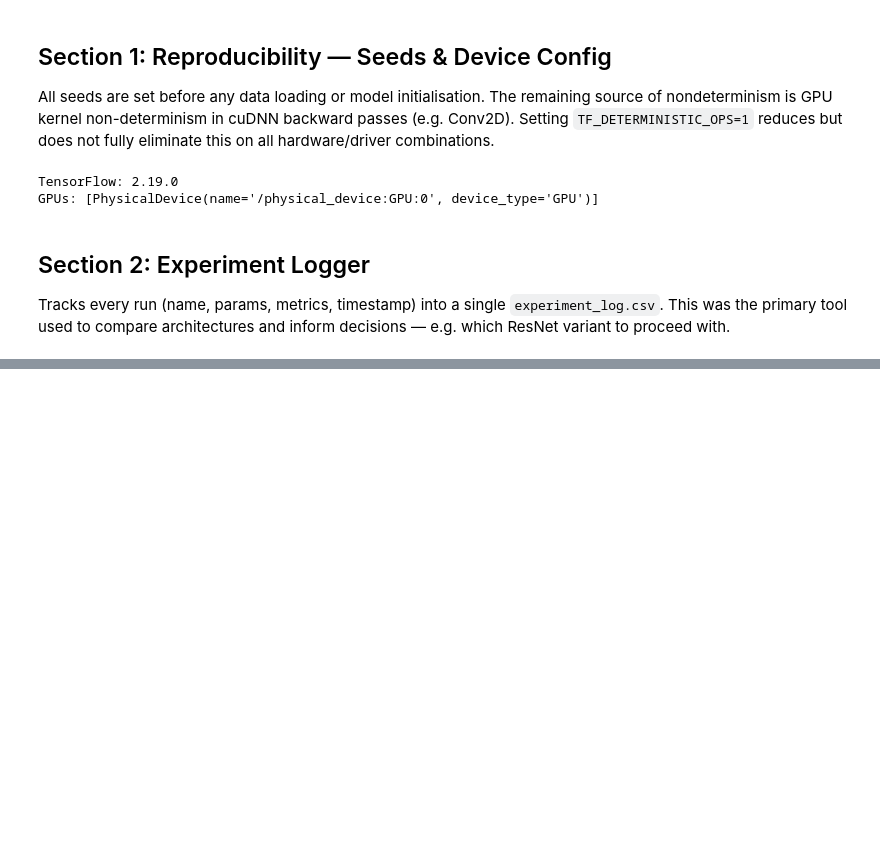
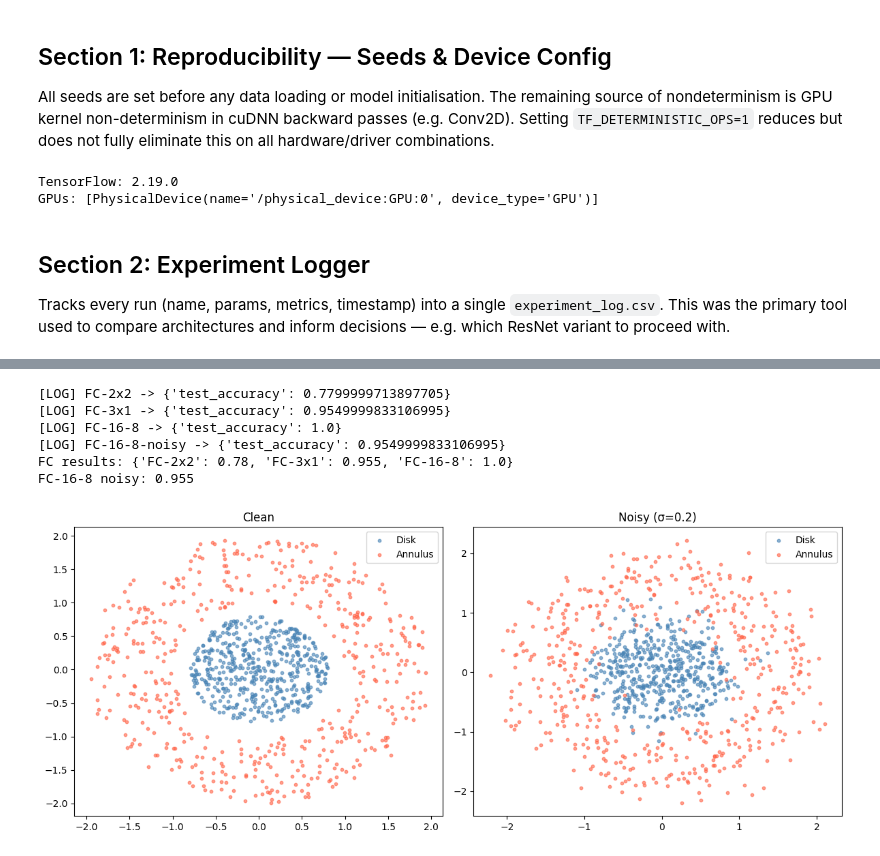
Before and after one commit to grandisaster/DL_course_homeworks, a Jupyter notebook: dl_course_homeworks_tikhonova.ipynb, the cells around one changed output, grey strips where cells are left out. Drawn from its saved outputs; the diff is of its cells as text; code cells hidden in the pictures; blank space fills up the shorter version.

Commit message:
add: S3-5 - fc network on synthetic data, CNN experiments

```diff
--- a/dl_course_homeworks_tikhonova.ipynb
+++ b/dl_course_homeworks_tikhonova.ipynb
@@ -66,0 +70,65 @@ def log_experiment(name, params, metrics):
+# %%
+def generate_disk_annulus(n=1000, noise_std=0.0, seed=SEED):
+    rng = np.random.default_rng(seed)
+    pts = rng.uniform(-0.8, 0.8, size=(n * 4, 2))
+    pts = pts[np.linalg.norm(pts, axis=1) < 0.8][:n // 2]
+    y0 = np.zeros(len(pts))
+    ring = rng.uniform(-2, 2, size=(n * 10, 2))
+    norms = np.linalg.norm(ring, axis=1)
+    ring = ring[(norms > 1) & (norms < 2)][:n // 2]
+    y1 = np.ones(len(ring))
+    X = np.vstack([pts, ring])
+    y = np.concatenate([y0, y1])
+    if noise_std > 0:
+        X += rng.normal(0, noise_std, size=X.shape)
+    return X, y
+
+def build_fc(neurons_per_layer):
+    layer_list = []
+    for i, n in enumerate(neurons_per_layer[:-1]):
+        if i == 0:
+            layer_list.append(Dense(n, activation="relu", input_shape=(2,)))
+        else:
+            layer_list.append(Dense(n, activation="relu"))
+    layer_list.append(Dense(neurons_per_layer[-1], activation="sigmoid"))
+    m = Sequential(layer_list)
+    m.compile(optimizer="adam", loss="binary_crossentropy", metrics=["accuracy"])
+    return m
+
+X, y = generate_disk_annulus(n=1000)
+X_noisy, y_noisy = generate_disk_annulus(n=1000, noise_std=0.2)
+X_tr, X_te, y_tr, y_te = train_test_split(X, y, test_size=0.2, random_state=SEED)
+X_tr_n, X_te_n, y_tr_n, y_te_n = train_test_split(X_noisy, y_noisy, test_size=0.2, random_state=SEED)
+
+fc_configs = {"FC-2x2": [2,1], "FC-3x1": [3,1], "FC-16-8": [16,8,1]}
+fc_results = {}
+for name, arch in fc_configs.items():
+    m = build_fc(arch)
+    m.fit(X_tr, y_tr, epochs=50, verbose=0)
+    _, acc = m.evaluate(X_te, y_te, verbose=0)
+    fc_results[name] = round(acc, 4)
+    log_experiment(name, {"arch": str(arch), "noise": False}, {"test_accuracy": acc})
+
+best_fc = build_fc([16, 8, 1])
+best_fc.fit(X_tr_n, y_tr_n, epochs=20, verbose=0)
+_, acc_noisy = best_fc.evaluate(X_te_n, y_te_n, verbose=0)
+log_experiment("FC-16-8-noisy", {"arch": "[16,8,1]", "noise": True}, {"test_accuracy": acc_noisy})
+print("FC results:", fc_results)
+print("FC-16-8 noisy:", round(acc_noisy, 4))
+
+fig, axes = plt.subplots(1, 2, figsize=(12, 5))
+for ax, (X_plot, y_plot, title) in zip(axes, [(X, y, "Clean"), (X_noisy, y_noisy, "Noisy (σ=0.2)")]):
+    ax.scatter(X_plot[y_plot==0, 0], X_plot[y_plot==0, 1], c="steelblue", label="Disk", s=10, alpha=0.6)
+    ax.scatter(X_plot[y_plot==1, 0], X_plot[y_plot==1, 1], c="tomato",    label="Annulus", s=10, alpha=0.6)
+    ax.set_title(title); ax.legend()
+plt.tight_layout()
+plt.savefig("synthetic_data.png", dpi=150)
+plt.show()
+# %% [output]
+[LOG] FC-2x2 -> {'test_accuracy': 0.7799999713897705}
+[LOG] FC-3x1 -> {'test_accuracy': 0.9549999833106995}
+[LOG] FC-16-8 -> {'test_accuracy': 1.0}
+[LOG] FC-16-8-noisy -> {'test_accuracy': 0.9549999833106995}
+FC results: {'FC-2x2': 0.78, 'FC-3x1': 0.955, 'FC-16-8': 1.0}
+FC-16-8 noisy: 0.955
+[figure, added]
```
Also changed, not shown: parts of 5 cells of this notebook.
